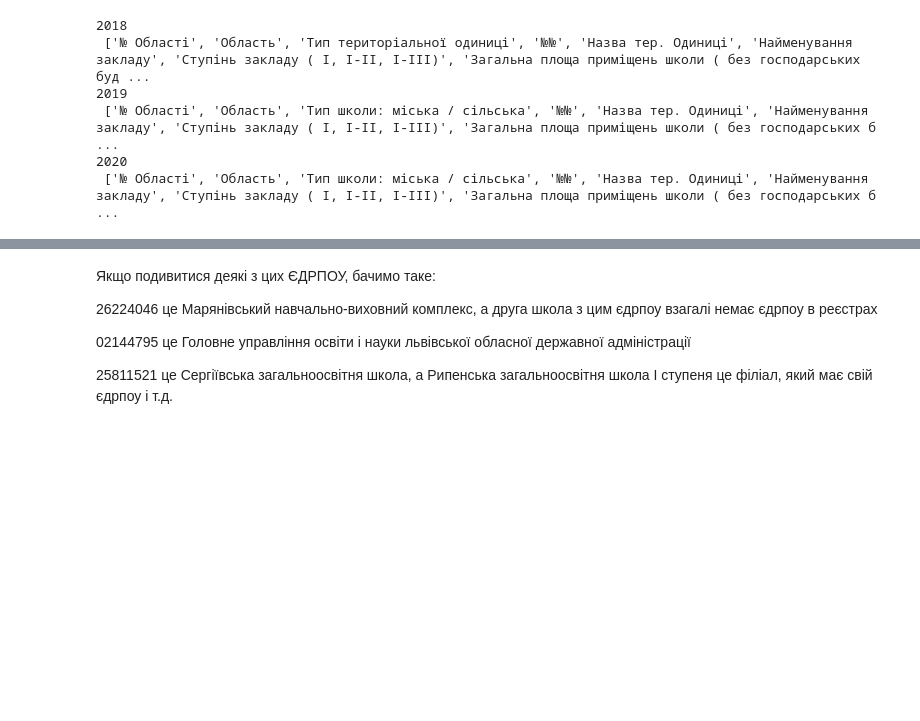
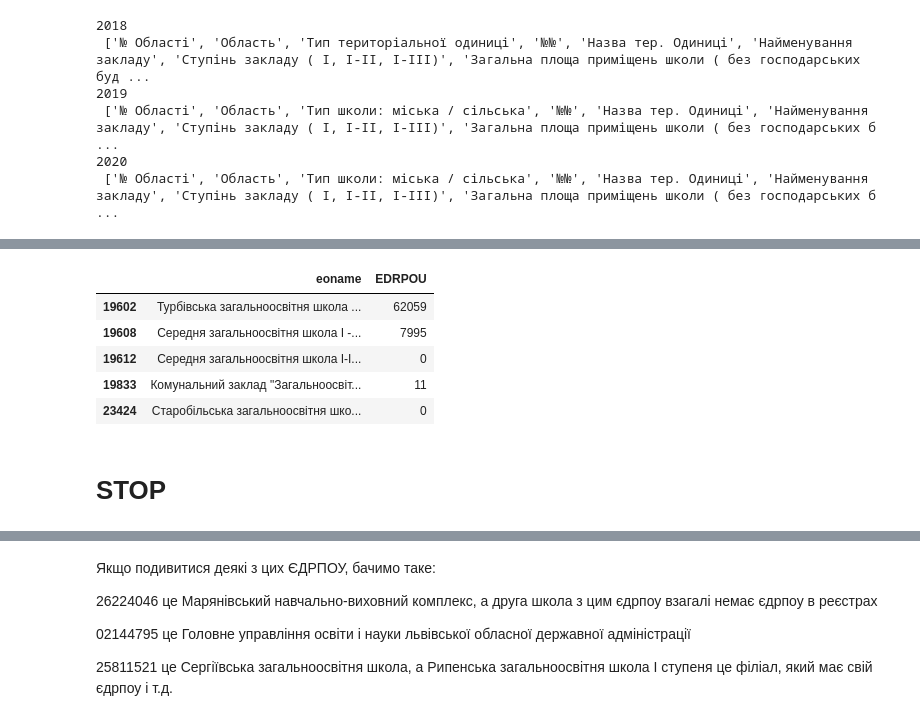
Before and after one commit to DataResponsibly/ZNO-Dataset, a Jupyter notebook: notebooks/tables_creation/Schools_stats_table.ipynb, the cells around one changed output, grey strips where cells are left out. Drawn from its saved outputs; the diff is of its cells as text; code cells hidden in the pictures; blank space fills up the shorter version.

```diff
--- a/notebooks/tables_creation/Schools_stats_table.ipynb
+++ b/notebooks/tables_creation/Schools_stats_table.ipynb
@@ -109,3 +109,16 @@ datasets[2019]
+# %%
+school_finance.EDRPOU = school_finance.EDRPOU.apply(lambda x: x.zfill(8) if isinstance(x, str) and len(x) >= 6 else x)
+# %%
+school_finance[(school_finance.EDRPOU.str.strip().str.len() != 8) & (school_finance.EDRPOU.notna())][['eoname','EDRPOU']]
+# %% [output]
+|  | eoname | EDRPOU |
+| 19602 | Турбівська загальноосвітня школа ... | 62059 |
+| 19608 | Середня загальноосвітня школа І -... | 7995 |
+| 19612 | Середня загальноосвітня школа І-І... | 0 |
+| 19833 | Комунальний заклад "Загальноосвіт... | 11 |
+| 23424 | Старобільська загальноосвітня шко... | 0 |
+# %% [markdown]
+# STOP
 # %%
 datasets[2019].loc[datasets[2019]['EDRPOU'].apply(len) == 7, 'EDRPOU'] = '0' + datasets[2019].loc[datasets[2019]['EDRPOU'].apply(len) == 7, 'EDRPOU']
 datasets[2019].loc[datasets[2019]['eoname'] == 'Марянівський навчально-виховний комплекс "ДНЗ-ЗОШ" Іступеня', 'EDRPOU'] = '26224046'
```
Also changed, not shown: parts of 8 cells of this notebook.
